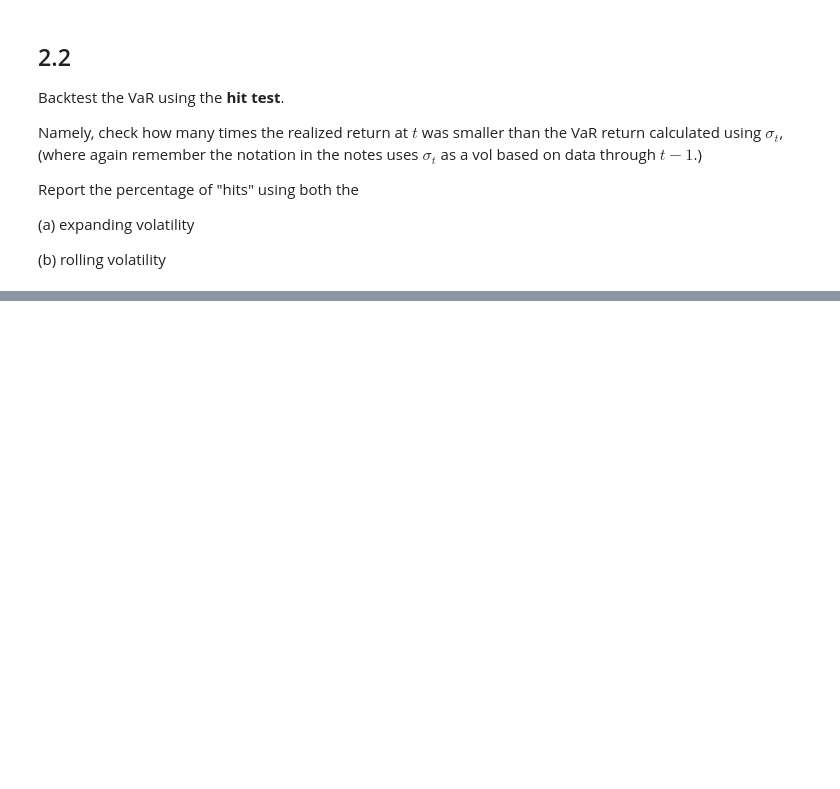
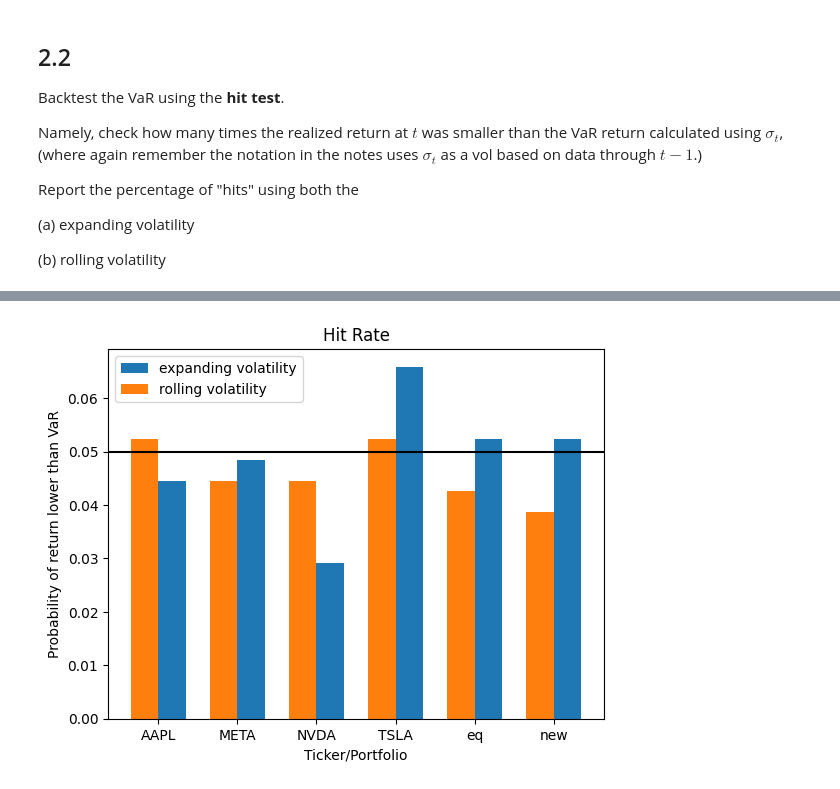
Before and after one commit to t-flora/portfolio-risk-mgmt, a Jupyter notebook: hw3/VaR-of-Equity-Portfolio.ipynb, the cells around one changed output, grey strips where cells are left out. Drawn from its saved outputs; the diff is of its cells as text; code cells hidden in the pictures; blank space fills up the shorter version.

```diff
--- a/hw3/VaR-of-Equity-Portfolio.ipynb
+++ b/hw3/VaR-of-Equity-Portfolio.ipynb
@@ -125,14 +64,20 @@ TSLA         -11.74%          -14.78%         14.78%
 ## 1.2
 (a) Form an equally-weighted portfolio of the investments.
 # %%
-# Question 1.2 Part (a) Code Here
+# Question 1.2 Code Here
+data["eq"] = (data["AAPL"]+ data["META"]+ data["NVDA"]+ data["TSLA"])/4
 
-n_assets = rets.shape[1]
-weights = np.repeat(1 / n_assets, n_assets)
+vol = data.std()
+VaR = data.quantile(0.05)
+cVaR_dic = {}
+Ticker.append('eq')
+for tick in Ticker:
+    sub_df = data[tick].copy()
+    var = sub_df.quantile(0.05)
+    cVaR_dic[tick] = sub_df[sub_df.le(var)].mean()
 
-# Compute portfolio returns
-port_rets = rets.dot(weights)
+cVaR = pd.Series(cVaR_dic)
 
-# Inspect Summary
-print(port_rets.describe()[["mean", "std", "min", "max"]])
+Risk_Table_2 = pd.concat([vol, VaR, cVaR], axis= 1, keys=['vol', 'VaR', 'cVaR'])
+Risk_Table_2
 # %% [output]
@@ -417,32 +231,63 @@ Report the percentage of "hits" using both the
 
 (b) rolling volatility
 # %%
-# Question 2.2 Part (a) Code Here
+# Question 2.2 code here
 
-alpha = 0.05
-z_05 = -1.65
+import matplotlib.pyplot as plt
 
-# Compute expanding (cumulative) volatility through t-1
-expanding_vol = rets.dot(np.repeat(1 / rets.shape[1], rets.shape[1])) \
-    .expanding(min_periods=26).std(ddof=1)
+def hit_test_rolling(data, tick, term = 26):
+    new_df = data.copy()
+    new_df['Sigma'] = np.nan
+    new_df['VaR'] = np.nan
 
-# Align volatility one period back to represent the forecast at t-1
-sigma_forecast = expanding_vol.shift(1)
+    new_df.reset_index(inplace= True)
 
-# Compute predicted VaR_t = z * sigma_{t-1}
-var_pred = z_05 * sigma_forecast
+    hit = 0
+    for i in range(term, len(new_df)):
+        new_df.loc[i, 'Sigma'] = new_df[tick][i-term: i].std()
+        new_df.loc[i, 'VaR'] = -1.65 * new_df['Sigma'][i]
+        if new_df[tick][i] < new_df['VaR'][i]:
+            hit += 1
 
-# Actual portfolio returns (realised)
-port_rets = rets.dot(np.repeat(1 / rets.shape[1], rets.shape[1]))
+    return hit/ (len(new_df)-term)
 
-# Hit = 1 if actual return < predicted VaR
-hits = (port_rets < var_pred).astype(int)
+def hit_test_expanding(data, tick, term = 26):
+    new_df = data.copy()
+    new_df['Sigma'] = np.nan
+    new_df['VaR'] = np.nan
 
-# Percentage of violations ("hits")
-hit_rate = hits.mean() * 100
+    new_df.reset_index(inplace= True)
 
-print(f"Percentage of VaR hits (expanding volatility): {hit_rate:.2f}%")
+    hit = 0
+    for i in range(term, len(new_df)):
+        new_df.loc[i, 'Sigma'] = new_df[tick][0: i].std()
+        new_df.loc[i, 'VaR'] = -1.65 * new_df['Sigma'][i]
+        if new_df[tick][i] < new_df['VaR'][i]:
+            hit += 1
 
-# Optional: check the expected level under correct coverage
-print(f"Expected under 5% VaR: {alpha * 100:.2f}%")
+    return hit/ (len(new_df)-term)
+
+
+rolling_list = []
+expanding_list = []
+for tick in Ticker:
+    rolling_list.append(hit_test_rolling(data, tick))
+    expanding_list.append(hit_test_expanding(data, tick))
+
+x = np.arange(len(Ticker))
+width = 0.35
+plt.bar(x + width/2, expanding_list, width, label='expanding volatility')
+plt.bar(x - width/2, rolling_list, width, label='rolling volatility')
+
+
+# 標籤與標題
+plt.xticks(x, Ticker)
+plt.xlabel('Ticker/Portfolio')
+plt.ylabel('Probability of return lower than VaR')
+plt.title('Hit Rate')
+plt.legend()
+
+plt.axhline(y=0.05, color='black', linestyle='-')
+
+plt.show()
 # %% [output]
@@ -450,0 +294 @@ Expected under 5% VaR: 5.00%
+[figure, added]
```
Also changed, not shown: parts of 21 cells of this notebook, 1 other file.
